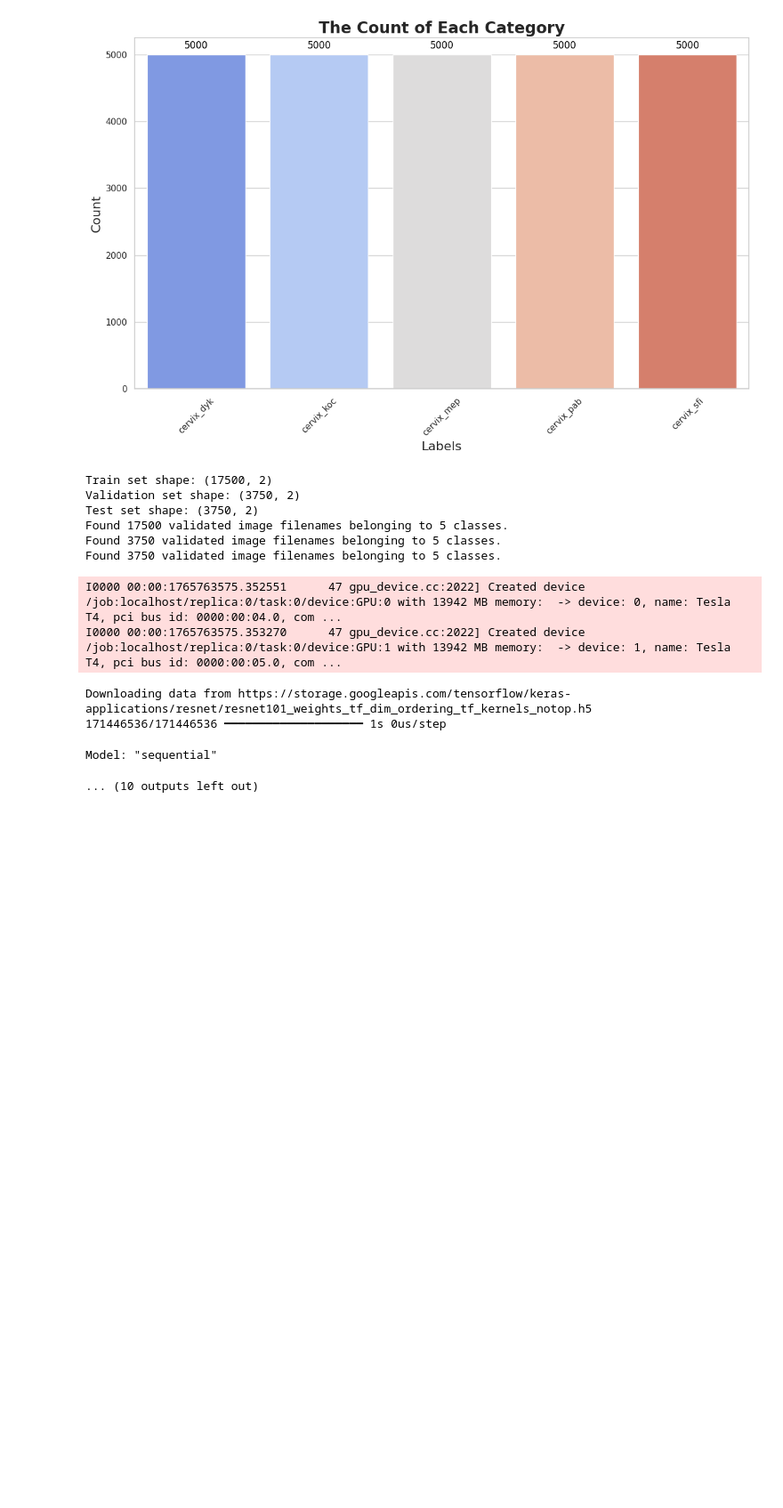
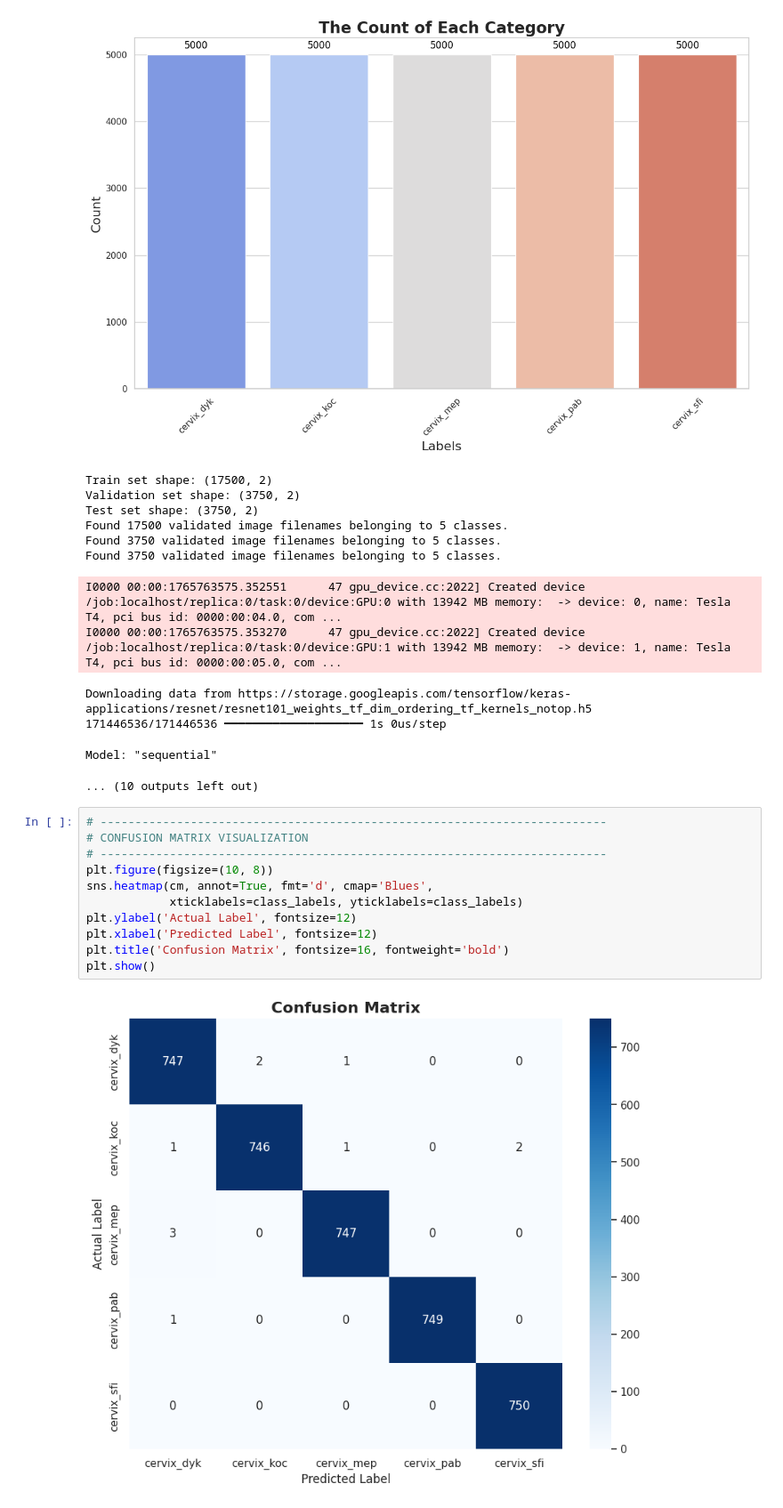
Before and after one commit to musafirzahid/MultiCancerDataset_CSE366_Project, a Jupyter notebook: All codes/task2-resnet101.ipynb, the cells around one changed output. Shown at 89% size. Drawn from its saved outputs; the diff is of its cells as text; blank space fills up the shorter version.

```diff
--- a/All codes/task2-resnet101.ipynb
+++ b/All codes/task2-resnet101.ipynb
@@ -290,3 +290,16 @@ Downloading data from https://storage.googleapis.com/tensorflow/keras-applicatio
 171446536/171446536 ━━━━━━━━━━━━━━━━━━━━ 1s 0us/step
 Model: "sequential"
 ... (10 outputs left out)
+# %%
+# -------------------------------------------------------------------------
+# CONFUSION MATRIX VISUALIZATION
+# -------------------------------------------------------------------------
+plt.figure(figsize=(10, 8))
+sns.heatmap(cm, annot=True, fmt='d', cmap='Blues',
+            xticklabels=class_labels, yticklabels=class_labels)
+plt.ylabel('Actual Label', fontsize=12)
+plt.xlabel('Predicted Label', fontsize=12)
+plt.title('Confusion Matrix', fontsize=16, fontweight='bold')
+plt.show()
+# %% [output]
+[figure, added]
```
